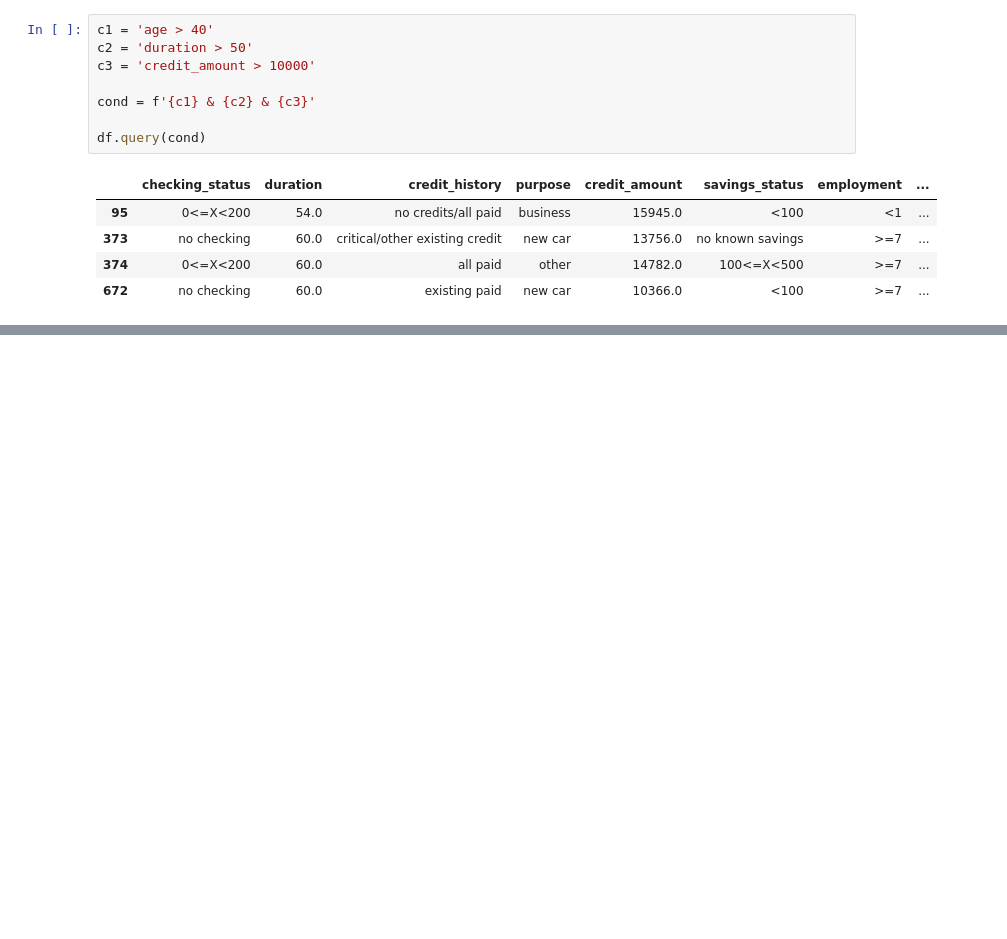
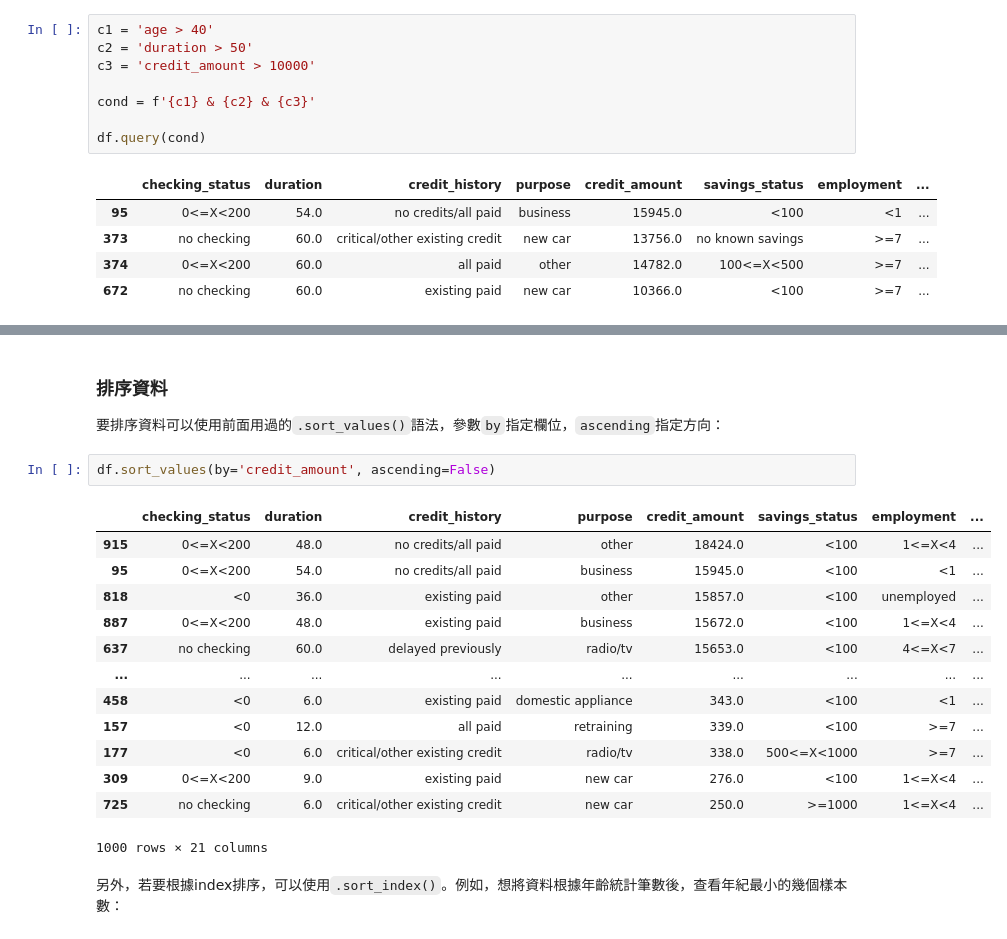
Before and after one commit to curtis-lu/ntu-ps-intro-ml, a Jupyter notebook: _build/jupyter_execute/pandas_0.ipynb, the cells around one changed output, grey strips where cells are left out. Saved outputs shown, nothing was run; the diff lists cells and outputs as text; blank space fills up the shorter version.

````diff
--- a/_build/jupyter_execute/pandas_0.ipynb
+++ b/_build/jupyter_execute/pandas_0.ipynb
@@ -925,0 +997,22 @@ df.query(cond)
+# %% [markdown]
+### 排序資料
+
+要排序資料可以使用前面用過的```.sort_values()```語法，參數```by```指定欄位，```ascending```指定方向：
+# %%
+df.sort_values(by='credit_amount', ascending=False)
+# %% [output]
+|  | checking_status | duration | credit_history | purpose | credit_amount | savings_status | employment | ... |
+| 915 | 0<=X<200 | 48.0 | no credits/all paid | other | 18424.0 | <100 | 1<=X<4 | ... |
+| 95 | 0<=X<200 | 54.0 | no credits/all paid | business | 15945.0 | <100 | <1 | ... |
+| 818 | <0 | 36.0 | existing paid | other | 15857.0 | <100 | unemployed | ... |
+| 887 | 0<=X<200 | 48.0 | existing paid | business | 15672.0 | <100 | 1<=X<4 | ... |
+| 637 | no checking | 60.0 | delayed previously | radio/tv | 15653.0 | <100 | 4<=X<7 | ... |
+| ... | ... | ... | ... | ... | ... | ... | ... | ... |
+| 458 | <0 | 6.0 | existing paid | domestic appliance | 343.0 | <100 | <1 | ... |
+| 157 | <0 | 12.0 | all paid | retraining | 339.0 | <100 | >=7 | ... |
+| 177 | <0 | 6.0 | critical/other existing credit | radio/tv | 338.0 | 500<=X<1000 | >=7 | ... |
+| 309 | 0<=X<200 | 9.0 | existing paid | new car | 276.0 | <100 | 1<=X<4 | ... |
+| 725 | no checking | 6.0 | critical/other existing credit | new car | 250.0 | >=1000 | 1<=X<4 | ... |
+1000 rows × 21 columns
+# %% [markdown]
+另外，若要根據index排序，可以使用```.sort_index()```。例如，想將資料根據年齡統計筆數後，查看年紀最小的幾個樣本數：
````
Also changed, not shown: parts of 14 cells of this notebook, 37 other files.
